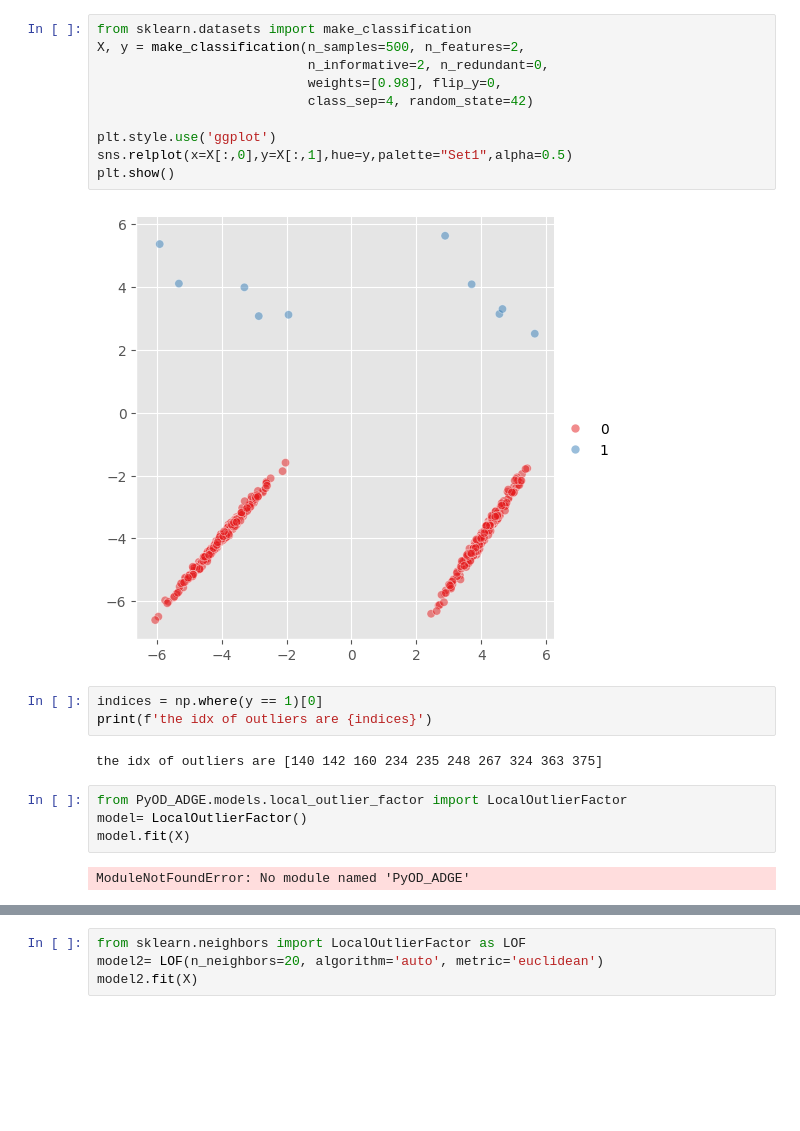
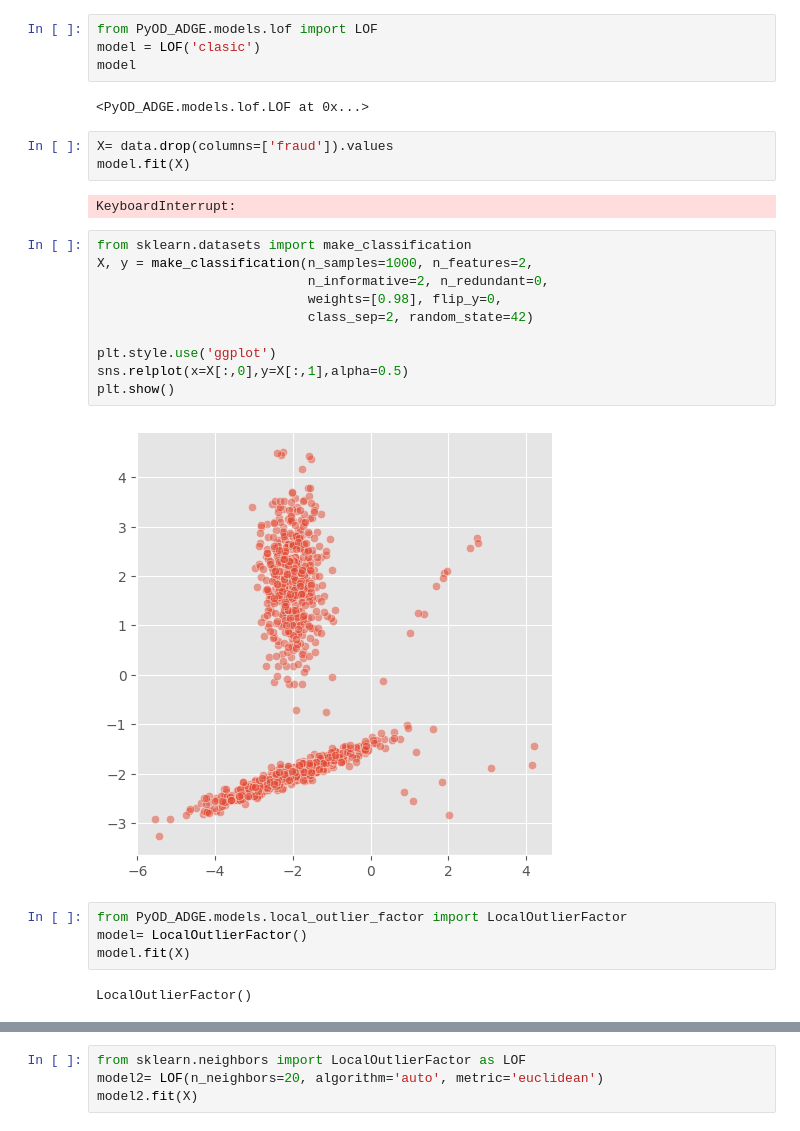
Before and after one commit to Jonkkeyler333/PyOD_ADGE, a Jupyter notebook: notebooks/lof.ipynb, the cells around one changed output, grey strips where cells are left out. Drawn from its saved outputs; the diff is of its cells as text; blank space fills up the shorter version.

```diff
--- a/notebooks/lof.ipynb
+++ b/notebooks/lof.ipynb
@@ -9,26 +57,32 @@ if proj_root not in sys.path:
+# %%
+from PyOD_ADGE.models.lof import LOF
+model = LOF('clasic')
+model
+# %% [output]
+<PyOD_ADGE.models.lof.LOF at 0x...>
+# %%
+X= data.drop(columns=['fraud']).values
+model.fit(X)
+# %% [output]
+KeyboardInterrupt:
 # %%
 from sklearn.datasets import make_classification
-X, y = make_classification(n_samples=500, n_features=2,
+X, y = make_classification(n_samples=1000, n_features=2,
                            n_informative=2, n_redundant=0,
                            weights=[0.98], flip_y=0,
-                           class_sep=4, random_state=42)
+                           class_sep=2, random_state=42)
 
 plt.style.use('ggplot')
-sns.relplot(x=X[:,0],y=X[:,1],hue=y,palette="Set1",alpha=0.5)
+sns.relplot(x=X[:,0],y=X[:,1],alpha=0.5)
 plt.show()
 # %% [output]
-[figure, old version]
+[figure, new version]
-# %%
-indices = np.where(y == 1)[0]
-print(f'the idx of outliers are {indices}')
-# %% [output]
-the idx of outliers are [140 142 160 234 235 248 267 324 363 375]
 # %%
 from PyOD_ADGE.models.local_outlier_factor import LocalOutlierFactor
 model= LocalOutlierFactor()
 model.fit(X)
 # %% [output]
-ModuleNotFoundError: No module named 'PyOD_ADGE'
+LocalOutlierFactor()
 # %%
 scores = model.outlier_factor_
 scores
```
Also changed, not shown: parts of 16 cells of this notebook, 1 other file.
